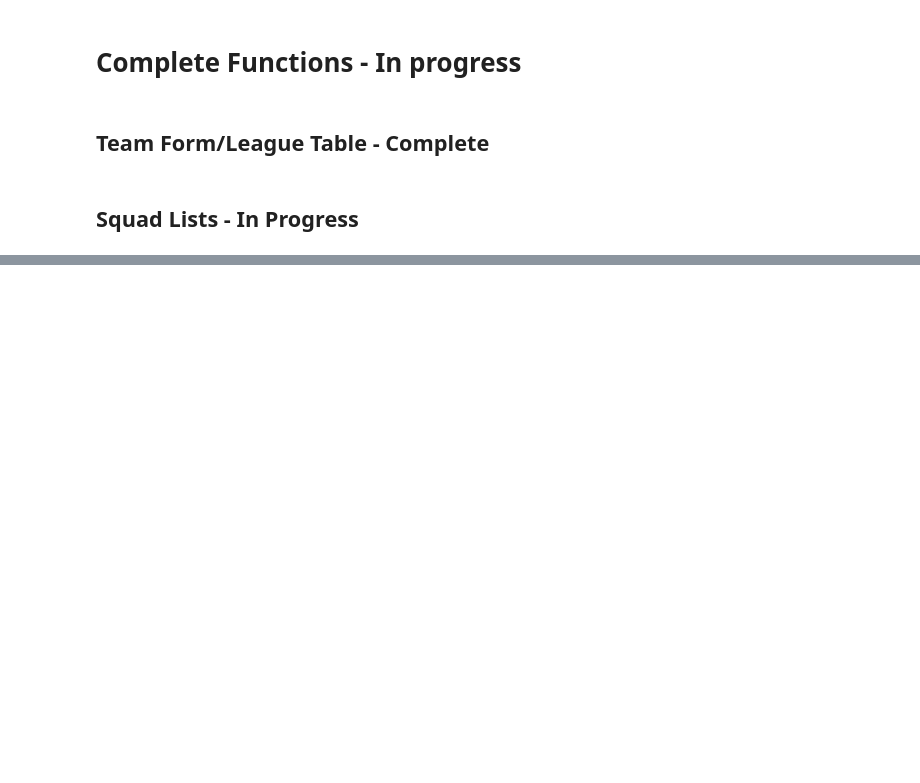
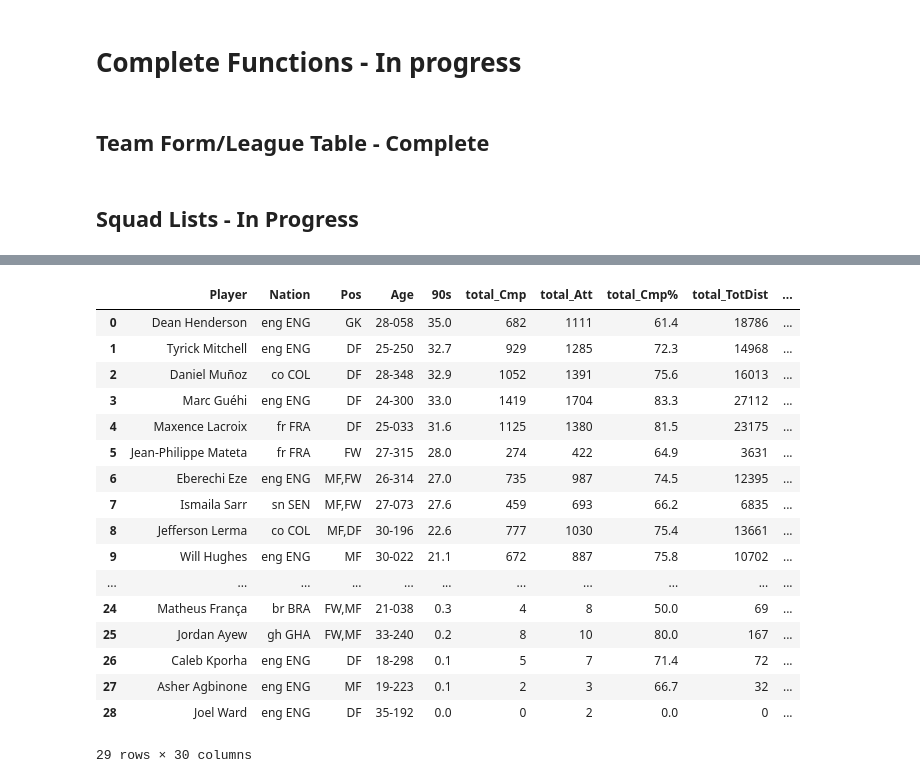
Before and after one commit to hallam-flda/football_data_analysis, a Jupyter notebook: Scraping_Functions.ipynb, the cells around one changed output, grey strips where cells are left out. Cells and saved outputs as stored; diff of their text form; code cells hidden in the pictures; blank space fills up the shorter version.

Commit message:
full_fbref_data

```diff
--- a/Scraping_Functions.ipynb
+++ b/Scraping_Functions.ipynb
@@ -271,0 +432,23 @@ all_prem_squads_df.to_csv("all_prem_squads.csv")
+# %%
+passing_df_new = standard_refomatting_data(passing_df)
+# %%
+passing_df_new
+# %% [output]
+|  | Player | Nation | Pos | Age | 90s | total_Cmp | total_Att | total_Cmp% | total_TotDist | ... |
+| 0 | Dean Henderson | eng ENG | GK | 28-058 | 35.0 | 682 | 1111 | 61.4 | 18786 | ... |
+| 1 | Tyrick Mitchell | eng ENG | DF | 25-250 | 32.7 | 929 | 1285 | 72.3 | 14968 | ... |
+| 2 | Daniel Muñoz | co COL | DF | 28-348 | 32.9 | 1052 | 1391 | 75.6 | 16013 | ... |
+| 3 | Marc Guéhi | eng ENG | DF | 24-300 | 33.0 | 1419 | 1704 | 83.3 | 27112 | ... |
+| 4 | Maxence Lacroix | fr FRA | DF | 25-033 | 31.6 | 1125 | 1380 | 81.5 | 23175 | ... |
+| 5 | Jean-Philippe Mateta | fr FRA | FW | 27-315 | 28.0 | 274 | 422 | 64.9 | 3631 | ... |
+| 6 | Eberechi Eze | eng ENG | MF,FW | 26-314 | 27.0 | 735 | 987 | 74.5 | 12395 | ... |
+| 7 | Ismaila Sarr | sn SEN | MF,FW | 27-073 | 27.6 | 459 | 693 | 66.2 | 6835 | ... |
+| 8 | Jefferson Lerma | co COL | MF,DF | 30-196 | 22.6 | 777 | 1030 | 75.4 | 13661 | ... |
+| 9 | Will Hughes | eng ENG | MF | 30-022 | 21.1 | 672 | 887 | 75.8 | 10702 | ... |
+| ... | ... | ... | ... | ... | ... | ... | ... | ... | ... | ... |
+| 24 | Matheus França | br BRA | FW,MF | 21-038 | 0.3 | 4 | 8 | 50.0 | 69 | ... |
+| 25 | Jordan Ayew | gh GHA | FW,MF | 33-240 | 0.2 | 8 | 10 | 80.0 | 167 | ... |
+| 26 | Caleb Kporha | eng ENG | DF | 18-298 | 0.1 | 5 | 7 | 71.4 | 72 | ... |
+| 27 | Asher Agbinone | eng ENG | MF | 19-223 | 0.1 | 2 | 3 | 66.7 | 32 | ... |
+| 28 | Joel Ward | eng ENG | DF | 35-192 | 0.0 | 0 | 2 | 0.0 | 0 | ... |
+29 rows × 30 columns
```
Also changed, not shown: parts of 22 cells of this notebook, 10 other files.
